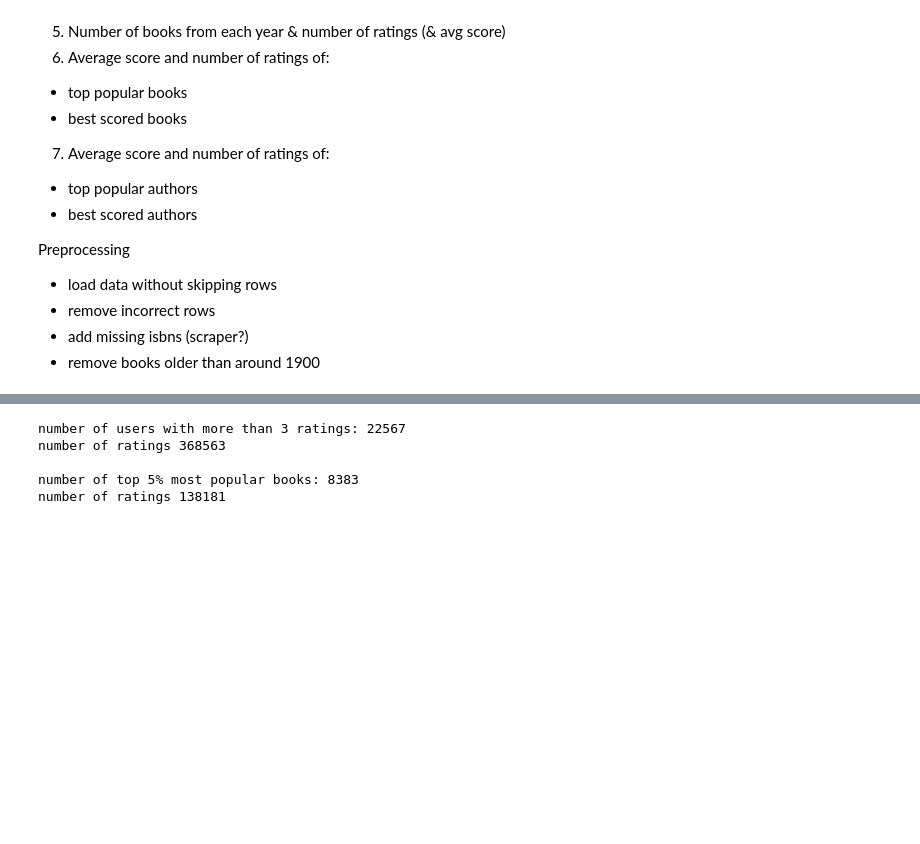
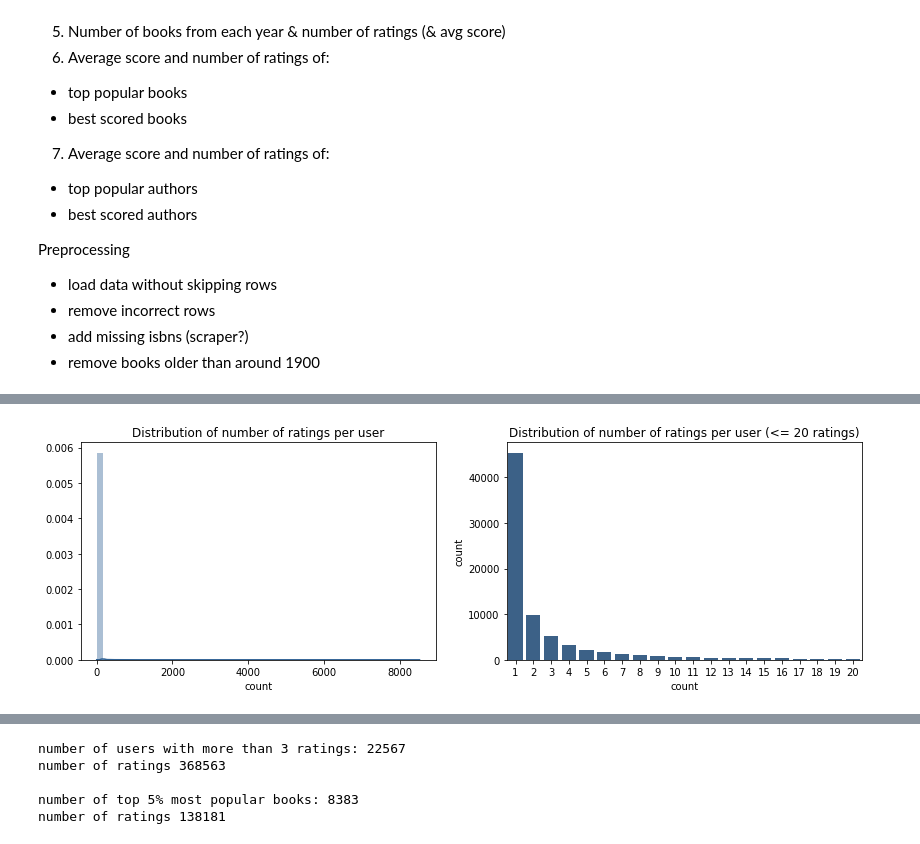
Before and after one commit to klaudia-nazarko/collaborative-filtering-python, a Jupyter notebook: intro.ipynb, the cells around one changed output, grey strips where cells are left out. Drawn from its saved outputs; the diff is of its cells as text; code cells hidden in the pictures; blank space fills up the shorter version.

```diff
--- a/intro.ipynb
+++ b/intro.ipynb
@@ -67,0 +72,12 @@ Average number of ratings per book: 2.33
+# %%
+fig, (ax1, ax2) = plt.subplots(nrows=1, ncols=2, figsize=(14, 4))
+
+sns.distplot(dist_user['count'], color='#2f6194', ax=ax1)
+ax1.set_title('Distribution of number of ratings per user')
+
+sns.countplot(dist_user[dist_user['count']<=20]['count'], color='#2f6194', ax=ax2)
+ax2.set_title('Distribution of number of ratings per user (<= 20 ratings)')
+
+plt.show()
+# %% [output]
+[figure, added]
```
Also changed, not shown: parts of 14 cells of this notebook, 1 other file.
